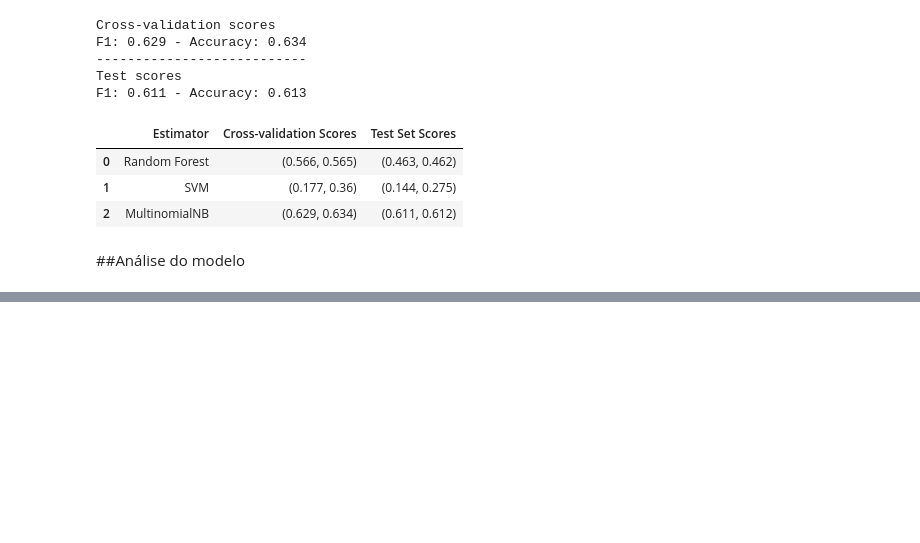
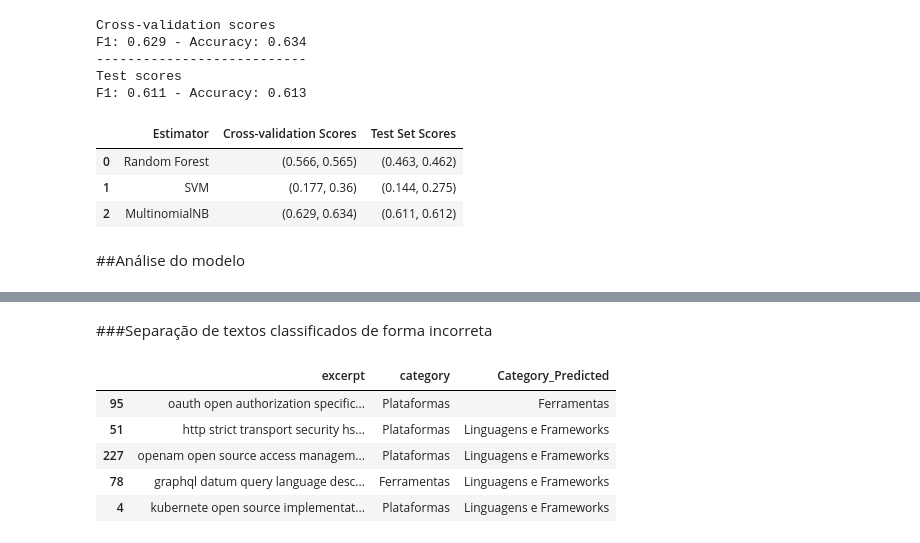
Before and after one commit to GabrielCdev/StackOverflow_Texts_Analysis, a Jupyter notebook: StackOverflow_Texts_Analysis.ipynb, the cells around one changed output, grey strips where cells are left out. Cells and saved outputs as stored; diff of their text form; code cells hidden in the pictures; blank space fills up the shorter version.

```diff
--- a/StackOverflow_Texts_Analysis.ipynb
+++ b/StackOverflow_Texts_Analysis.ipynb
@@ -1015,0 +1076,15 @@ predictions = mnbc.predict(features_test)
+# %% [markdown]
+###Separação de textos classificados de forma incorreta
+# %%
+condition = (df_test['category'] != df_test['Category_Predicted'])
+
+df_misclassified = df_test[condition]
+
+df_misclassified.head(5)
+# %% [output]
+|  | excerpt | category | Category_Predicted |
+| 95 | oauth open authorization specific... | Plataformas | Ferramentas |
+| 51 | http strict transport security hs... | Plataformas | Linguagens e Frameworks |
+| 227 | openam open source access managem... | Plataformas | Linguagens e Frameworks |
+| 78 | graphql datum query language desc... | Ferramentas | Linguagens e Frameworks |
+| 4 | kubernete open source implementat... | Plataformas | Linguagens e Frameworks |
```
Also changed, not shown: parts of 15 cells of this notebook.
